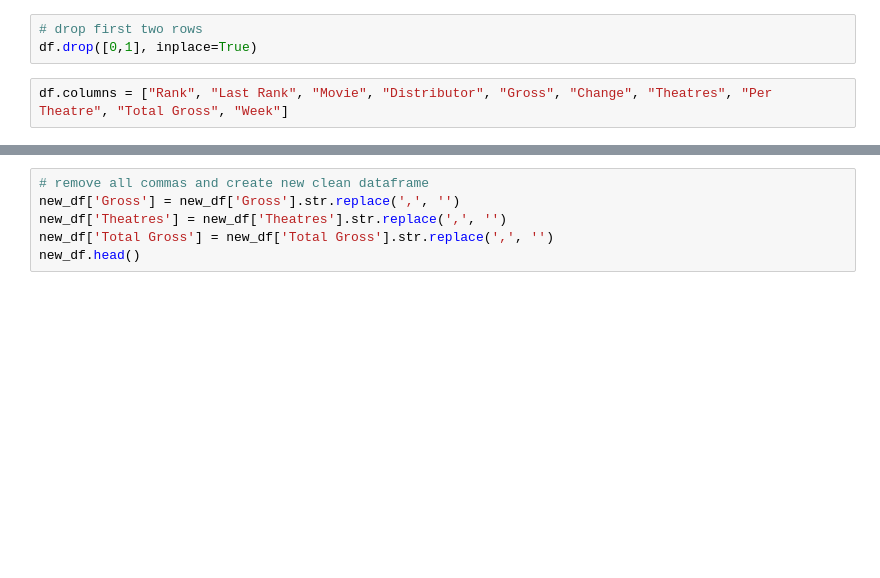
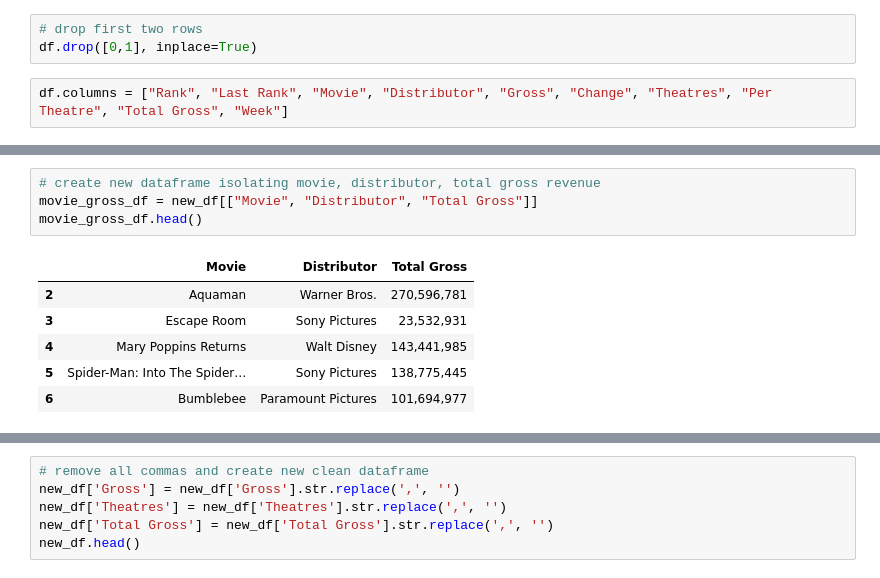
Before and after one commit to elsantonato/13-Project_2-Group_7, a Jupyter notebook: lisa_subfolder/The-Numbers_ETL_Lisa.ipynb, the cells around one changed output, grey strips where cells are left out. Drawn from its saved outputs; the diff is of its cells as text; blank space fills up the shorter version.

```diff
--- a/lisa_subfolder/The-Numbers_ETL_Lisa.ipynb
+++ b/lisa_subfolder/The-Numbers_ETL_Lisa.ipynb
@@ -93,3 +97,14 @@ new_df.head()
 | 4 | 3 | (2) | Mary Poppins Returns | Walt Disney | 20,485,680 | -61% | 4,090 | 5,009 | 143,441,985 | ... |
 | 5 | 4 | (4) | Spider-Man: Into The Spider… | Sony Pictures | 17,924,099 | -50% | 3,419 | 5,242 | 138,775,445 | ... |
 | 6 | 5 | (3) | Bumblebee | Paramount Pictures | 17,341,837 | -54% | 3,597 | 4,821 | 101,694,977 | ... |
+# %%
+# create new dataframe isolating movie, distributor, total gross revenue
+movie_gross_df = new_df[["Movie", "Distributor", "Total Gross"]]
+movie_gross_df.head()
+# %% [output]
+|  | Movie | Distributor | Total Gross |
+| 2 | Aquaman | Warner Bros. | 270,596,781 |
+| 3 | Escape Room | Sony Pictures | 23,532,931 |
+| 4 | Mary Poppins Returns | Walt Disney | 143,441,985 |
+| 5 | Spider-Man: Into The Spider… | Sony Pictures | 138,775,445 |
+| 6 | Bumblebee | Paramount Pictures | 101,694,977 |
```
Also changed, not shown: parts of 10 cells of this notebook.
